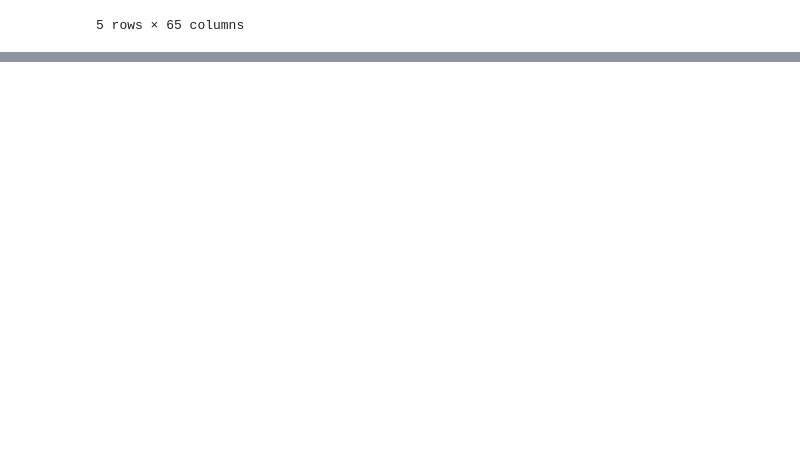
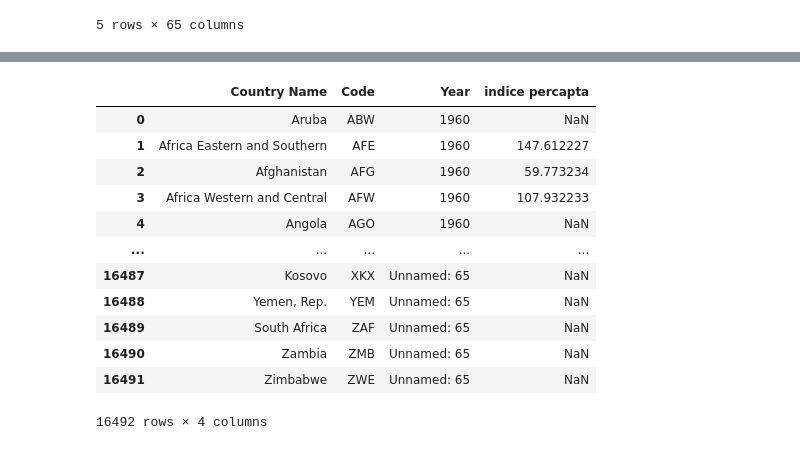
Before and after one commit to Lorybs/PES_ciencia_de_dados, a Jupyter notebook: ProjetoPES.ipynb, the cells around one changed output, grey strips where cells are left out. Drawn from its saved outputs; the diff is of its cells as text; code cells hidden in the pictures; blank space fills up the shorter version.

```diff
--- a/ProjetoPES.ipynb
+++ b/ProjetoPES.ipynb
@@ -58,0 +239,18 @@ educacao.head()
+# %%
+percapta = pd.melt(frame = percapta,id_vars=['Country Name','Code'], var_name = 'Year',value_name='indice percapta')
+# %%
+percapta
+# %% [output]
+|  | Country Name | Code | Year | indice percapta |
+| 0 | Aruba | ABW | 1960 | NaN |
+| 1 | Africa Eastern and Southern | AFE | 1960 | 147.612227 |
+| 2 | Afghanistan | AFG | 1960 | 59.773234 |
+| 3 | Africa Western and Central | AFW | 1960 | 107.932233 |
+| 4 | Angola | AGO | 1960 | NaN |
+| ... | ... | ... | ... | ... |
+| 16487 | Kosovo | XKX | Unnamed: 65 | NaN |
+| 16488 | Yemen, Rep. | YEM | Unnamed: 65 | NaN |
+| 16489 | South Africa | ZAF | Unnamed: 65 | NaN |
+| 16490 | Zambia | ZMB | Unnamed: 65 | NaN |
+| 16491 | Zimbabwe | ZWE | Unnamed: 65 | NaN |
+16492 rows × 4 columns
```
Also changed, not shown: parts of 32 cells of this notebook.
